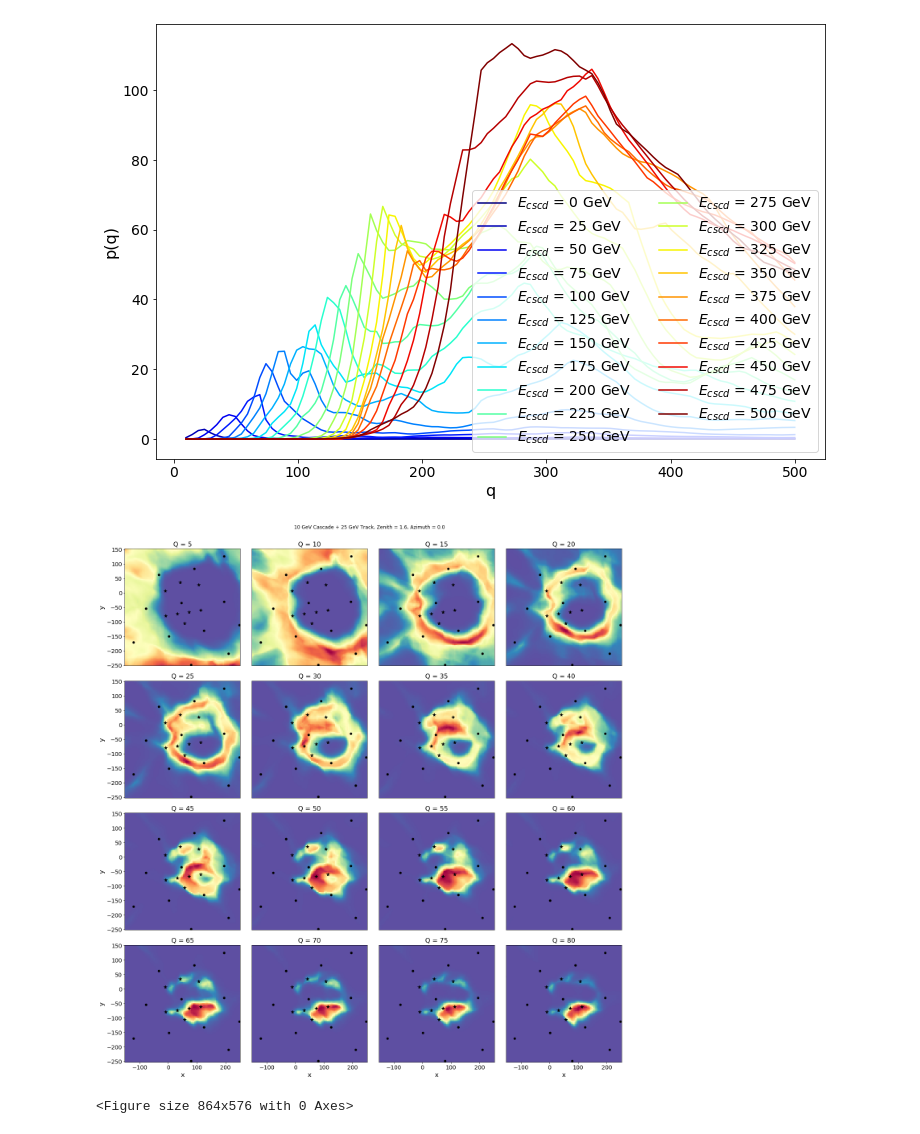
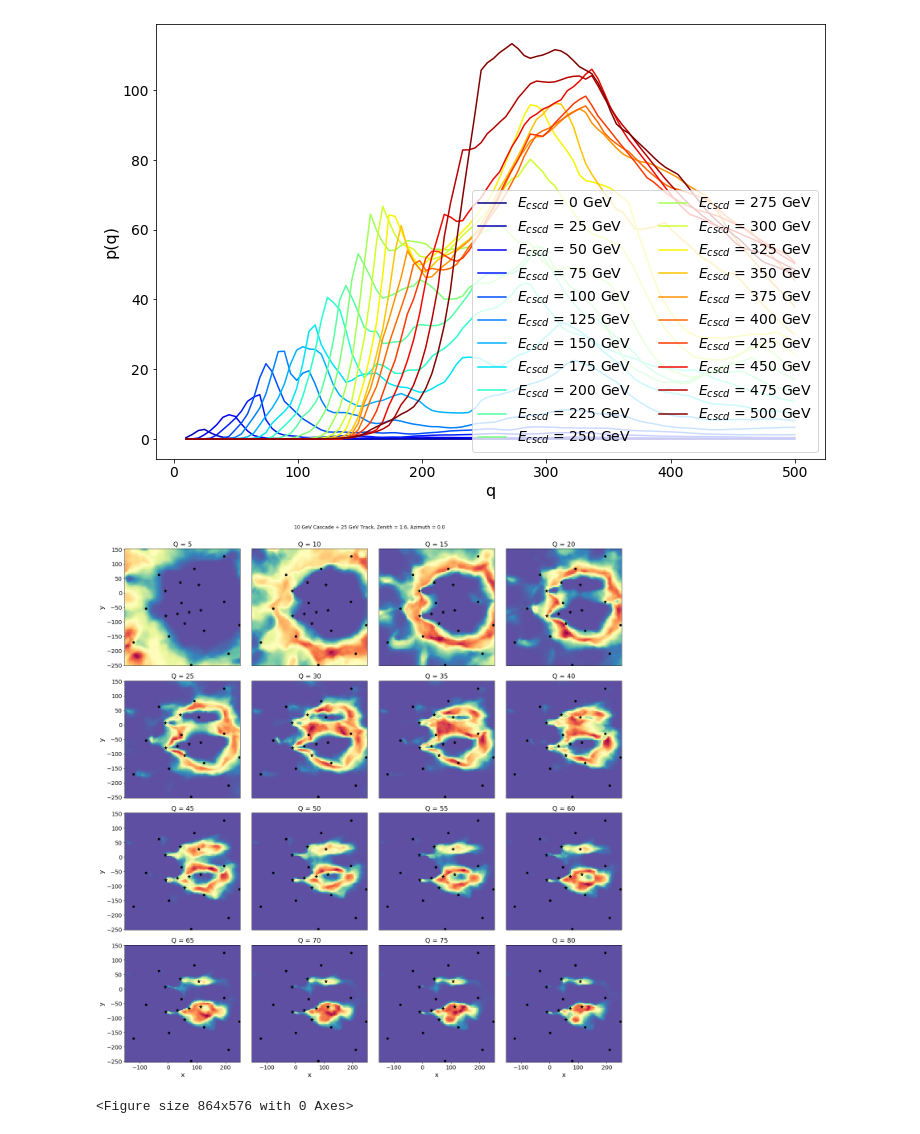
Before and after one commit to philippeller/freeDOM, a Jupyter notebook: freeDOM/inspect.ipynb, the cells around one changed output. Saved outputs shown, nothing was run; the diff lists cells and outputs as text; code cells hidden in the pictures.

```diff
--- a/freeDOM/inspect.ipynb
+++ b/freeDOM/inspect.ipynb
@@ -315,13 +324,13 @@ def get_llh_1d(event, plot_dim, n_steps=100, subtract=True):
 
     return xs, (total_llh, q_llh, all_hits, llhs)
 # %%
-# import pickle
+import pickle
 
-# with open('test_data/test_event.pkl', 'wb') as f:
-#     pickle.dump(event, f, protocol=pickle.HIGHEST_PROTOCOL)
+with open('test_data/test_events.pkl', 'wb') as f:
+    pickle.dump(events, f, protocol=pickle.HIGHEST_PROTOCOL)
 
-# with open('test_data/test_event.pkl', 'rb') as f:
-#     event = pickle.load(f)
+#with open('test_data/test_event.pkl', 'rb') as f:
+#    event = pickle.load(f)
 # %%
 def plot_llh(event, plot_dim, ax, n_steps=100):
     n_hits = event['hits'].shape[0]
@@ -444,7 +452,7 @@ def animate(muon_z):
         event['hits'] = np.array([[5.,5., z, 0., 1.]])
         event['total_charge'] = 1.
 
-        _, _, l, _, = my_llh(event, params)
+        _, _, l, _, = freedom_llh(event, params)
         if int(z)%10 == 0:
             label = 'z = %.0f m'%z
         else:
@@ -487,7 +495,7 @@ for i, z in enumerate(np.linspace(-500, -200, N)[:-1]):
     event['total_charge'] = 1.
 
 
-    _, _, l, _, = my_llh(event, params)
+    _, _, l, _, = freedom_llh(event, params)
 
     plt.plot(-params[:, 3], np.exp(-l), color=colors[i], label='DOM at z = %.0f m'%z)
 plt.legend(ncol=2)
@@ -514,7 +522,7 @@ for charge in charges:
     event = {}
     event['hits'] = np.array([])
     event['total_charge'] = charge
-    _, q, l, _, = my_llh(event, params)
+    _, q, l, _, = freedom_llh(event, params)
     qs.append(q)
 
 qs = np.array(qs)
@@ -559,36 +567,36 @@ def animate(az):
         event = {}
         event['hits'] = np.array([])
         event['total_charge'] = charges[i]
-        _, q, l, _, = my_llh(event, params)
+        _, q, l, _, = freedom_llh(event, params)
 
 
         g['q'] = q.reshape(g.grid.shape)
         g['p'] = np.clip(np.exp(-g['q']), 0, 100)
 
         axis = ax[i//4, i%4]
 
         axis.clear()
 
         g.plot('p', cmap='Spectral_r', ax=axis) #, cbar=True)
         axis.set_title('Q = %.0f'%charges[i])
 
         if not i//4 == 3:
             axis.get_xaxis().set_visible(False)
         if i%4:
             axis.get_yaxis().set_visible(False)
 
 
 
         axis.plot(geo[:78, 0, 0], geo[:78, 0, 1], 'o', color='k', ms=5)
         axis.plot(geo[78:, 0, 0], geo[78:, 0, 1], '*', color='k', ms=8)
 
         fig.suptitle(f'{par[6]:.0f} GeV Cascade + {par[7]:.0f} GeV Track, Zenith = {par[5]:.1f}, Azimuth = {par[4]:.1f}')
 
 #plt.savefig('cascade_25GeV.png')
 
 ani = animation.FuncAnimation(fig, animate, frames=np.linspace(0, 2*np.pi, 50))
 # %% [output]
-[figure, old version]
+[figure, new version]
 # %%
 ani.save('plots/test.gif', writer='imagemagick', fps=25)
 # %% [output]
```
Also changed, not shown: parts of 16 cells of this notebook, 5 other files.
